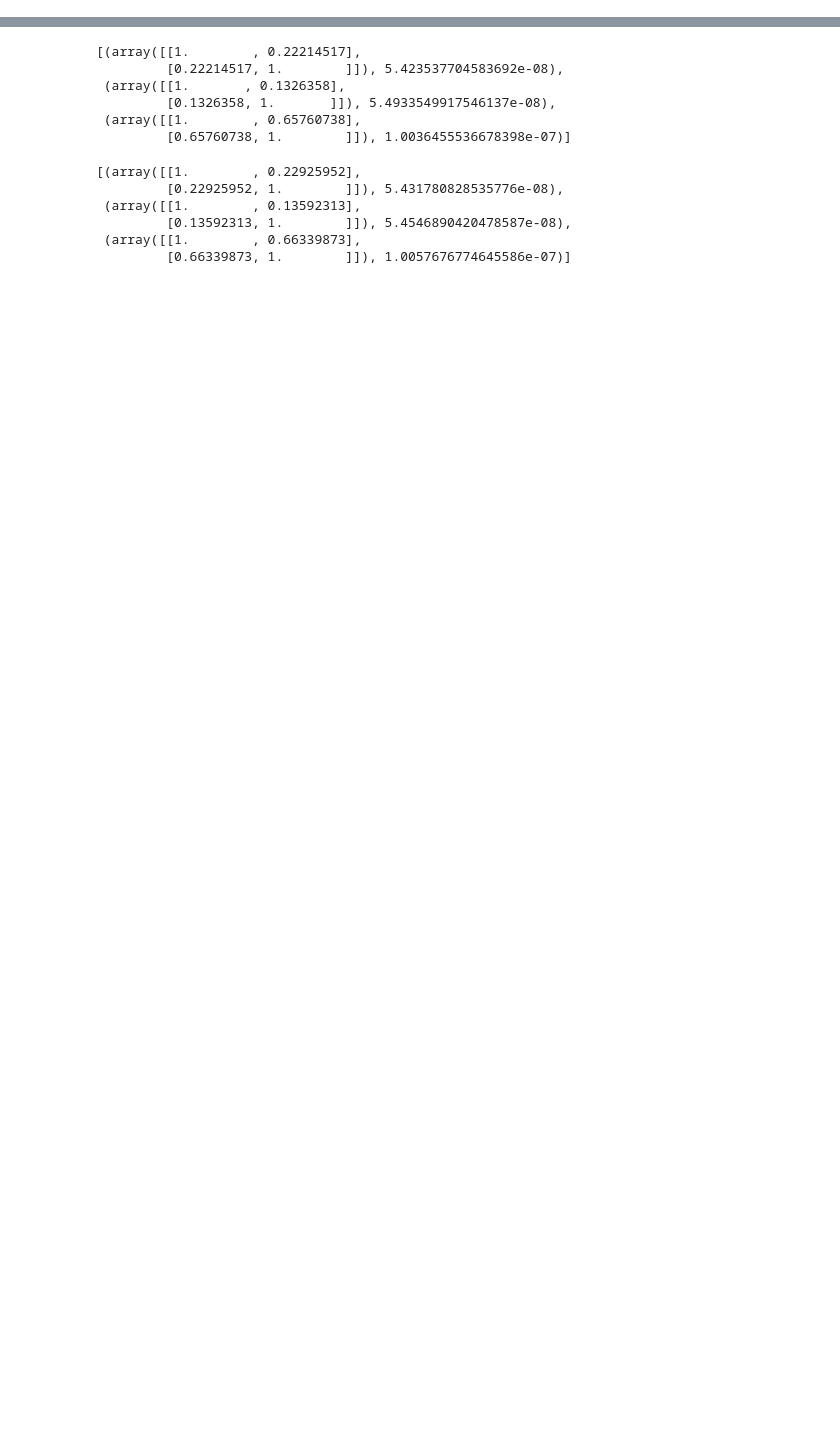
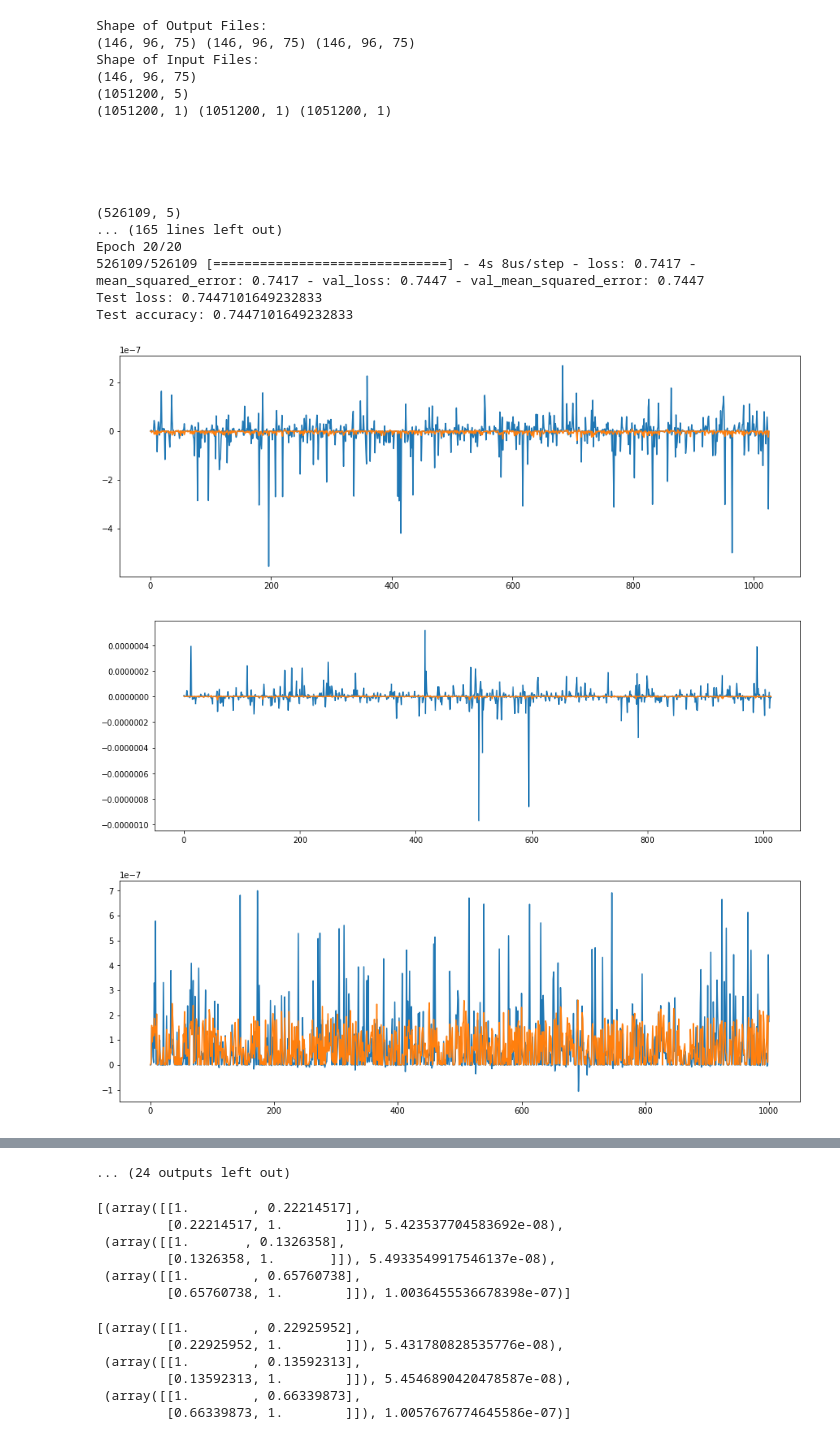
Before and after one commit to cyuu1993/DNS_new, a Jupyter notebook: ML_DNS/Turbulance Modeling.ipynb, the cells around one changed output, grey strips where cells are left out. Cells and saved outputs as stored; diff of their text form; code cells hidden in the pictures; blank space fills up the shorter version.

```diff
--- a/ML_DNS/Turbulance Modeling.ipynb
+++ b/ML_DNS/Turbulance Modeling.ipynb
@@ -139,7 +182,7 @@ Reshapes Data and split data into train and test sets
 """
 def create_train_test_sets_heat(heat_1, heat_2, heat_3,
                                 uf, vf, wf, theta, grad,
-                                train_pct, size = 1):
+                                train_pct, size = 1, augmentation = None):
 
     x_dataset = np.transpose(np.array([uf.flatten(), vf.flatten(), wf.flatten(), theta.flatten(), grad.flatten()]))
 
@@ -771,0 +1405,31 @@ Test accuracy: 0.4695842892447971
+# %%
+model_nn_1_3_heat, results_nn_1_3_heat = main_heat('one-layer NN', 1, None, 3, prefix)
+model_nn_2_3_heat, results_nn_2_3_heat = main_heat('two-layer NN', 1, None, 3, prefix)
+model_conv_3d_3_heat, results_conv_3d_3_heat = main_heat('conv-3d NN', 3, None, 3, prefix)
+model_nn_1_4_heat, results_nn_1_4_heat = main_heat('one-layer NN', 1, None, 4, prefix)
+model_nn_2_4_heat, results_nn_2_4_heat = main_heat('two-layer NN', 1, None, 4, prefix)
+model_conv_3d_4_heat, results_conv_3d_4_heat = main_heat('conv-3d NN', 3, None, 4, prefix)
+model_nn_1_5_heat, results_nn_1_5_heat = main_heat('one-layer NN', 1, None, 5, prefix)
+model_nn_2_5_heat, results_nn_2_5_heat = main_heat('two-layer NN', 1, None, 5, prefix)
+model_conv_3d_5_heat, results_conv_3d_5_heat = main_heat('conv-3d NN', 3, None, 5, prefix)
+# %% [output]
+Shape of Output Files:
+(146, 96, 75) (146, 96, 75) (146, 96, 75)
+Shape of Input Files:
+(146, 96, 75)
+(1051200, 5)
+(1051200, 1) (1051200, 1) (1051200, 1)
+
+
+
+
+
+(526109, 5)
+... (165 lines left out)
+Epoch 20/20
+526109/526109 [==============================] - 4s 8us/step - loss: 0.7417 - mean_squared_error: 0.7417 - val_loss: 0.7447 - val_mean_squared_error: 0.7447
+Test loss: 0.7447101649232833
+Test accuracy: 0.7447101649232833
+[figure, added]
+[figure, added]
+[figure, added]
@@ -772,3 +1476,4 @@ Test accuracy: 0.4695842892447971
+... (24 outputs left out)
 # %%
 results_nn_1_heat
 # %% [output]
```
Also changed, not shown: parts of 51 cells of this notebook.
